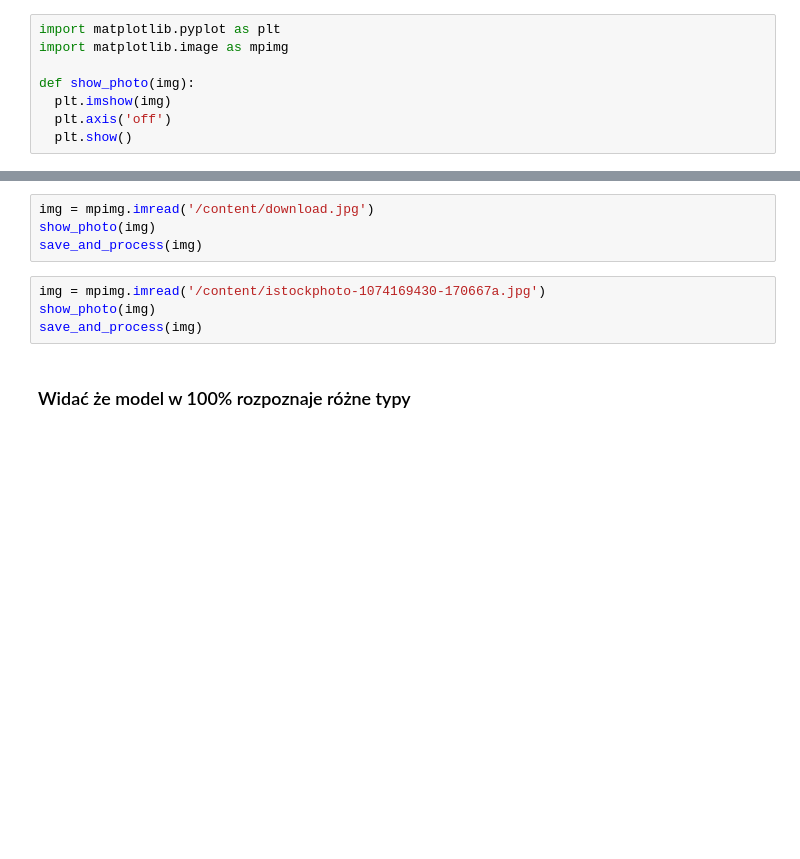
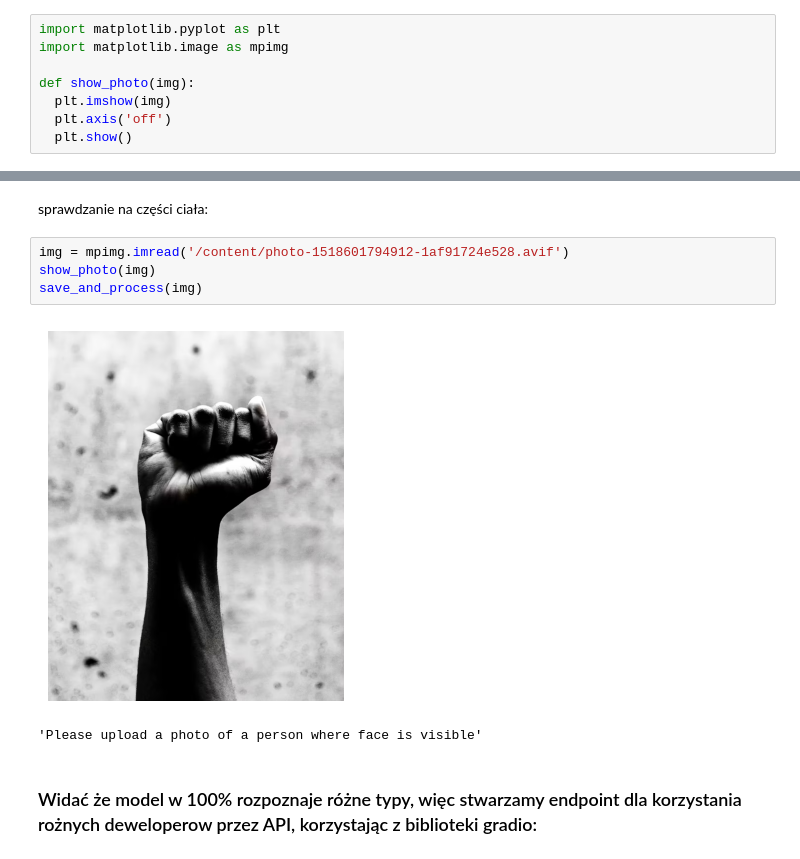
Before and after one commit to Gregory-lab-eng/python_Vistula, a Jupyter notebook: Profile_picture_validator.ipynb, the cells around one changed output, grey strips where cells are left out. Drawn from its saved outputs; the diff is of its cells as text; blank space fills up the shorter version.

```diff
--- a/Profile_picture_validator.ipynb
+++ b/Profile_picture_validator.ipynb
@@ -86,10 +109,11 @@ save_and_process(img)
+# %% [markdown]
+sprawdzanie na części ciała:
 # %%
-img = mpimg.imread('/content/download.jpg')
+img = mpimg.imread('/content/photo-1518601794912-1af91724e528.avif')
 show_photo(img)
 save_and_process(img)
+# %% [output]
+[figure, added]
+'Please upload a photo of a person where face is visible'
-# %%
-img = mpimg.imread('/content/istockphoto-1074169430-170667a.jpg')
-show_photo(img)
-save_and_process(img)
 # %% [markdown]
-### Widać że model w 100% rozpoznaje różne typy
+### Widać że model w 100% rozpoznaje różne typy, więc stwarzamy endpoint dla korzystania rożnych deweloperow przez API, korzystając z biblioteki gradio:
```
Also changed, not shown: parts of 9 cells of this notebook.
